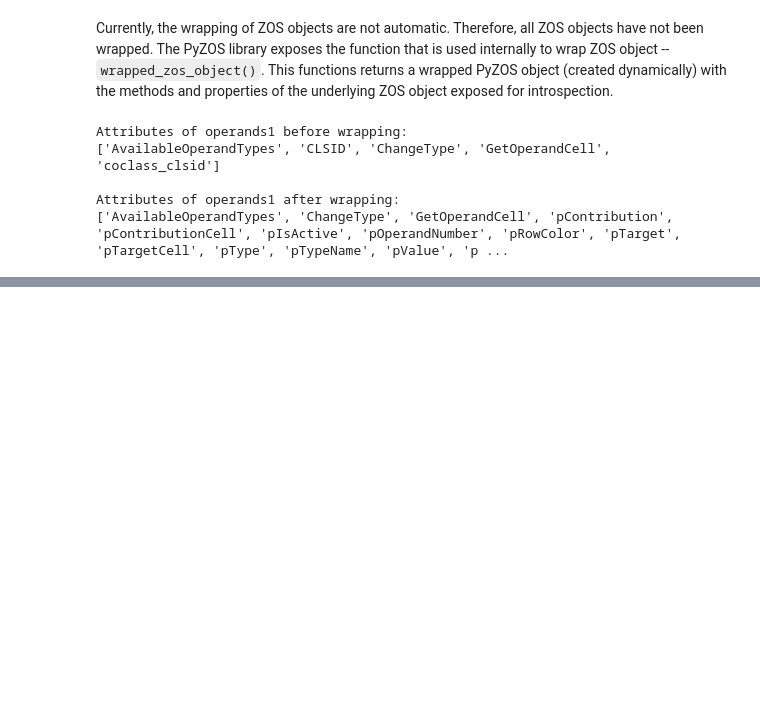
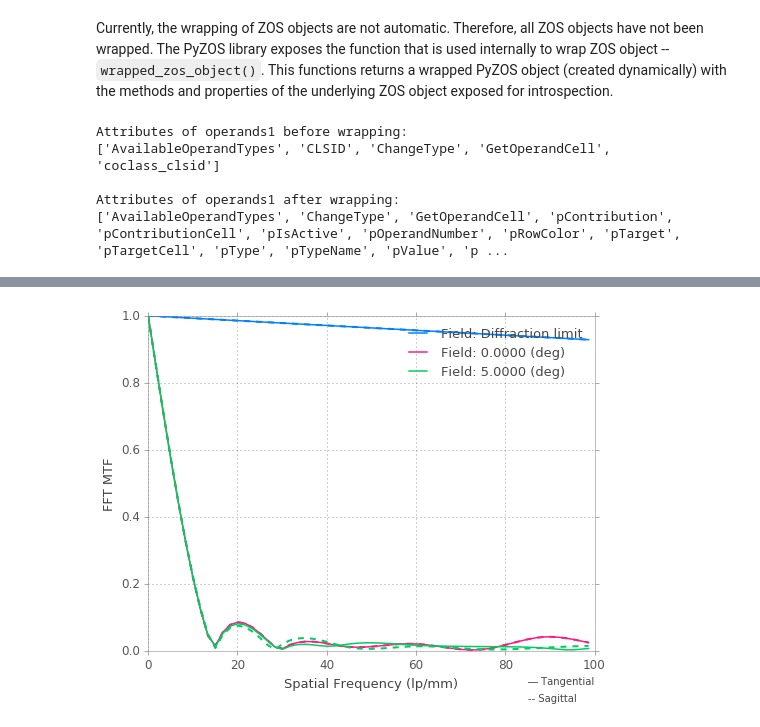
Before and after one commit to xzos/pyzos, a Jupyter notebook: Examples/jupyter_notebooks/00_Enhancing_the_ZOS_API_Interface.ipynb, the cells around one changed output, grey strips where cells are left out. Saved outputs shown, nothing was run; the diff lists cells and outputs as text; code cells hidden in the pictures; blank space fills up the shorter version.

```diff
--- a/Examples/jupyter_notebooks/00_Enhancing_the_ZOS_API_Interface.ipynb
+++ b/Examples/jupyter_notebooks/00_Enhancing_the_ZOS_API_Interface.ipynb
@@ -251 +383,6 @@ else:
+# %%
+# FFT MTF of Optical System 1
+plot_FftMtf(osys, 100)
+# %% [output]
+[figure, added]
 # %%
```
Also changed, not shown: parts of 29 cells of this notebook.
